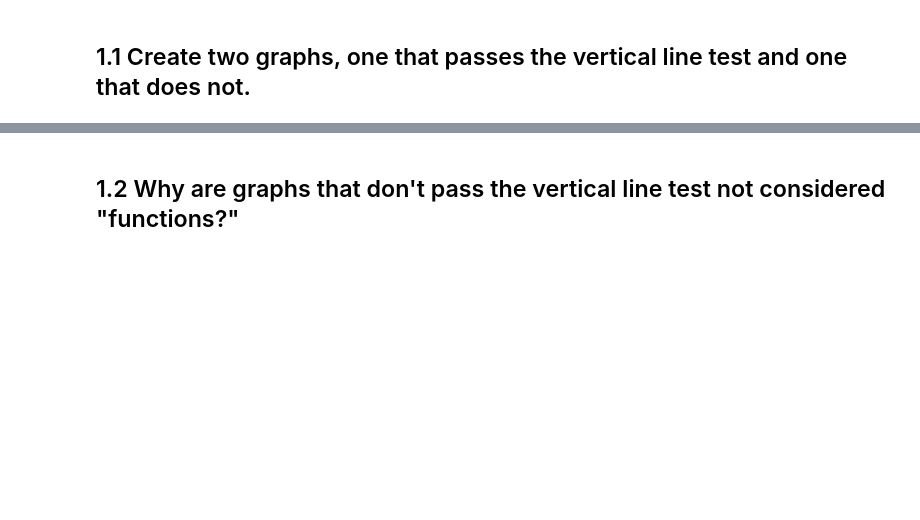
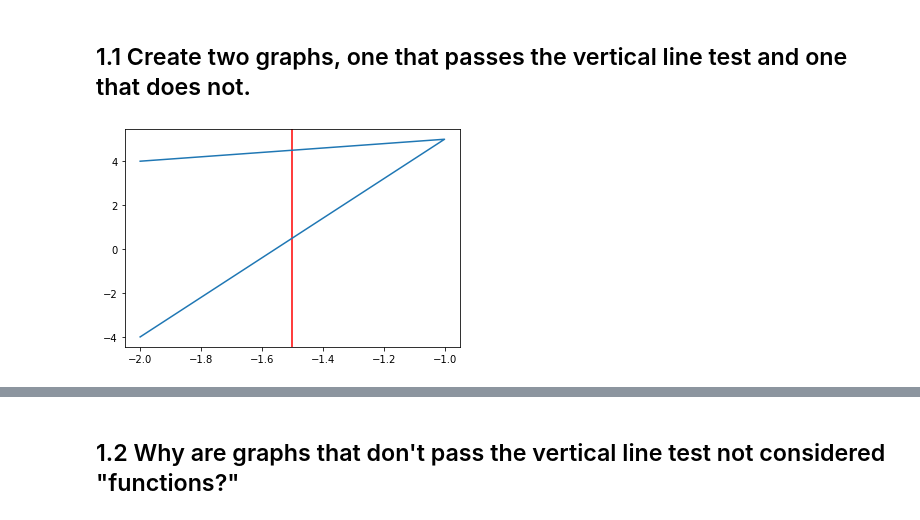
Before and after one commit to IvanCampos11/DS-Unit-1-Sprint-3-Linear-Algebra, a Jupyter notebook: module3-dimensionality-reduction/LS_DS_133_High_Dimensional_Data_Assignment.ipynb, the cells around one changed output, grey strips where cells are left out. Cells and saved outputs as stored; diff of their text form; code cells hidden in the pictures; blank space fills up the shorter version.

```diff
--- a/module3-dimensionality-reduction/LS_DS_133_High_Dimensional_Data_Assignment.ipynb
+++ b/module3-dimensionality-reduction/LS_DS_133_High_Dimensional_Data_Assignment.ipynb
@@ -5,5 +5,19 @@
 # %% [markdown]
 ## 1.1 Create two graphs, one that passes the vertical line test and one that does not.
 # %%
+import numpy as np
+import pandas as pd
+import matplotlib.pyplot as plt
+
+
+x = (-2,-1,-2)
+y = (-4, 5, 4)
+plt.axvline(x=-1.5, color='red')
+plt.plot(x,y)
+plt.show()
+
+
 # Relation 1: {(−2,−4),(−2,5),(-2,4)}
 # Relation 2: {(−2,1),(−1,7),(0,3)}
+# %% [output]
+[figure, added]
```
Also changed, not shown: parts of 12 cells of this notebook.
